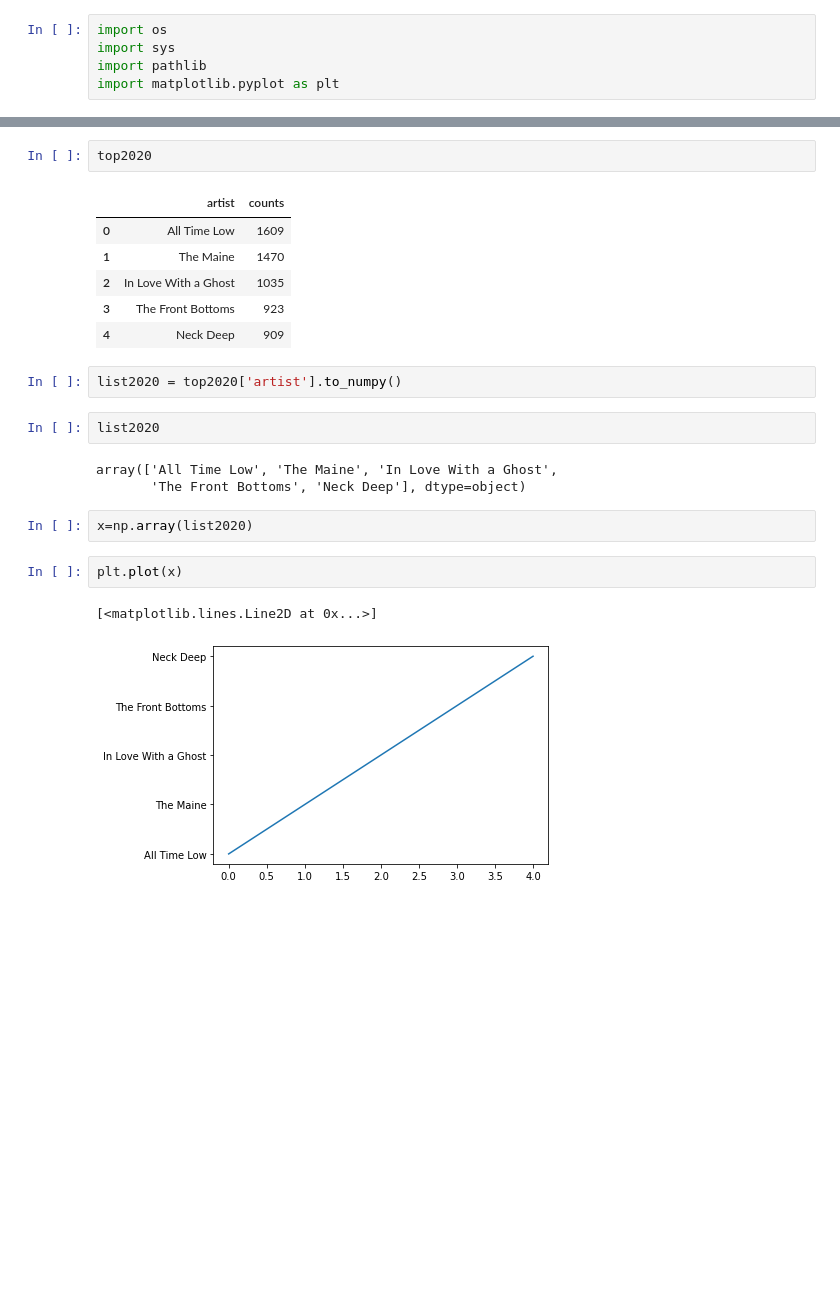
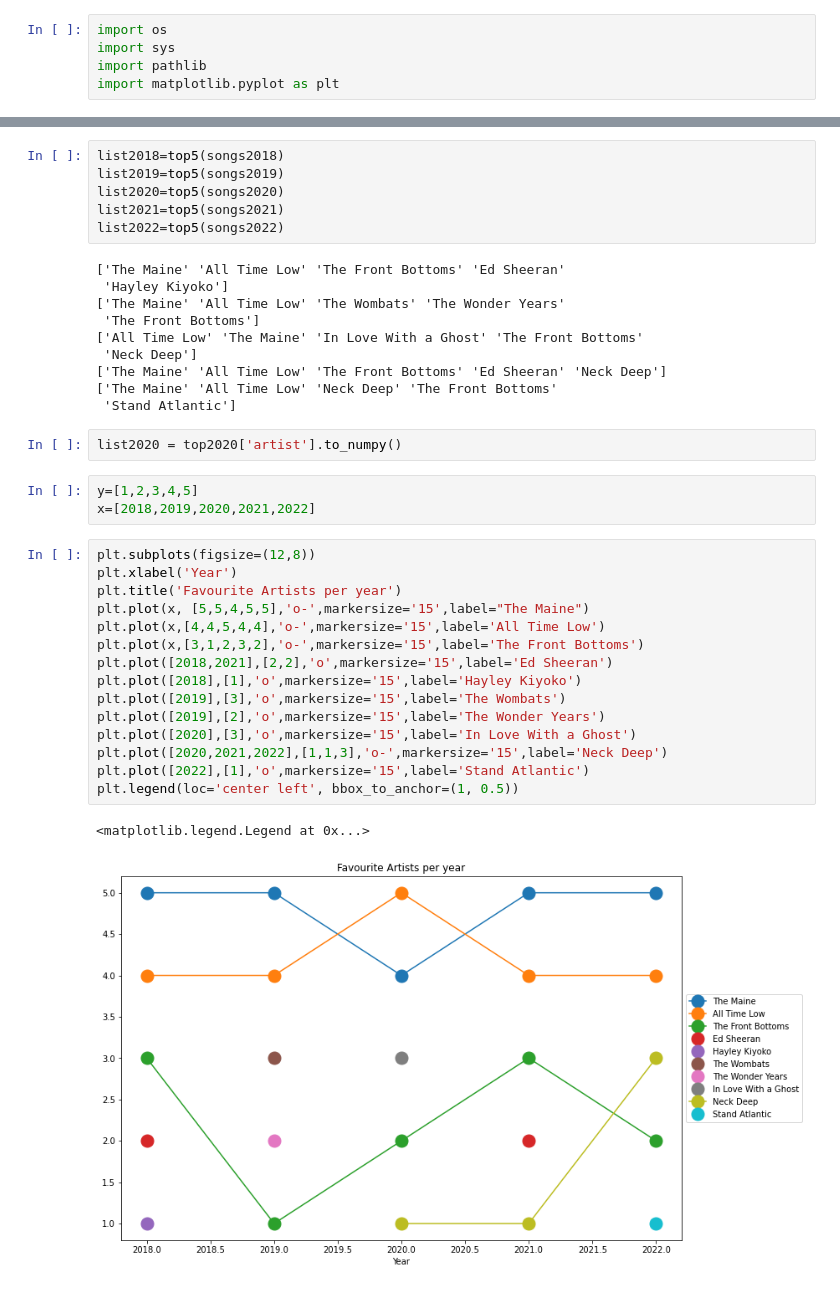
Before and after one commit to lug-robin/Project, a Jupyter notebook: New_Spotify.ipynb, the cells around one changed output, grey strips where cells are left out. Saved outputs shown, nothing was run; the diff lists cells and outputs as text; blank space fills up the shorter version.

Commit message:
graphs

```diff
--- a/New_Spotify.ipynb
+++ b/New_Spotify.ipynb
@@ -594,23 +606,39 @@ def top5 (song):
 # %%
-top2020
+list2018=top5(songs2018)
+list2019=top5(songs2019)
+list2020=top5(songs2020)
+list2021=top5(songs2021)
+list2022=top5(songs2022)
 # %% [output]
-|  | artist | counts |
-| 0 | All Time Low | 1609 |
-| 1 | The Maine | 1470 |
-| 2 | In Love With a Ghost | 1035 |
-| 3 | The Front Bottoms | 923 |
-| 4 | Neck Deep | 909 |
+['The Maine' 'All Time Low' 'The Front Bottoms' 'Ed Sheeran'
+ 'Hayley Kiyoko']
+['The Maine' 'All Time Low' 'The Wombats' 'The Wonder Years'
+ 'The Front Bottoms']
+['All Time Low' 'The Maine' 'In Love With a Ghost' 'The Front Bottoms'
+ 'Neck Deep']
+['The Maine' 'All Time Low' 'The Front Bottoms' 'Ed Sheeran' 'Neck Deep']
+['The Maine' 'All Time Low' 'Neck Deep' 'The Front Bottoms'
+ 'Stand Atlantic']
 # %%
 list2020 = top2020['artist'].to_numpy()
-# %%
-list2020
-# %% [output]
-array(['All Time Low', 'The Maine', 'In Love With a Ghost',
-       'The Front Bottoms', 'Neck Deep'], dtype=object)
 # %%
-x=np.array(list2020)
+y=[1,2,3,4,5]
+x=[2018,2019,2020,2021,2022]
 # %%
-plt.plot(x)
+plt.subplots(figsize=(12,8))
+plt.xlabel('Year')
+plt.title('Favourite Artists per year')
+plt.plot(x, [5,5,4,5,5],'o-',markersize='15',label="The Maine")
+plt.plot(x,[4,4,5,4,4],'o-',markersize='15',label='All Time Low')
+plt.plot(x,[3,1,2,3,2],'o-',markersize='15',label='The Front Bottoms')
+plt.plot([2018,2021],[2,2],'o',markersize='15',label='Ed Sheeran')
+plt.plot([2018],[1],'o',markersize='15',label='Hayley Kiyoko')
+plt.plot([2019],[3],'o',markersize='15',label='The Wombats')
+plt.plot([2019],[2],'o',markersize='15',label='The Wonder Years')
+plt.plot([2020],[3],'o',markersize='15',label='In Love With a Ghost')
+plt.plot([2020,2021,2022],[1,1,3],'o-',markersize='15',label='Neck Deep')
+plt.plot([2022],[1],'o',markersize='15',label='Stand Atlantic')
+plt.legend(loc='center left', bbox_to_anchor=(1, 0.5))
 # %% [output]
-[<matplotlib.lines.Line2D at 0x...>]
+<matplotlib.legend.Legend at 0x...>
-[figure, old version]
+[figure, new version]
```
Also changed, not shown: parts of 9 cells of this notebook.
